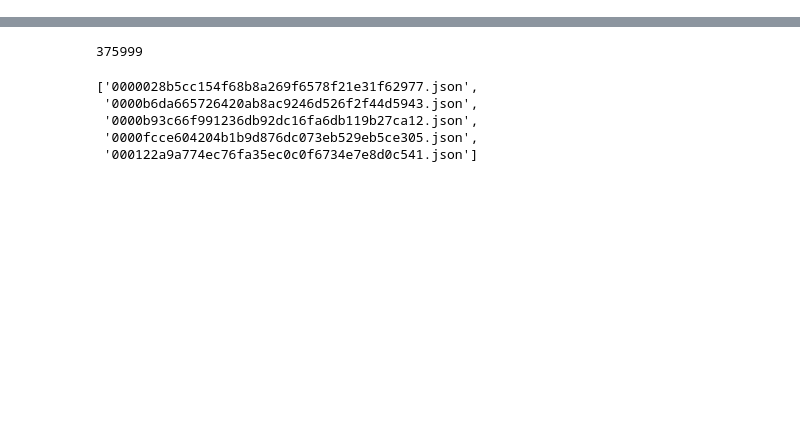
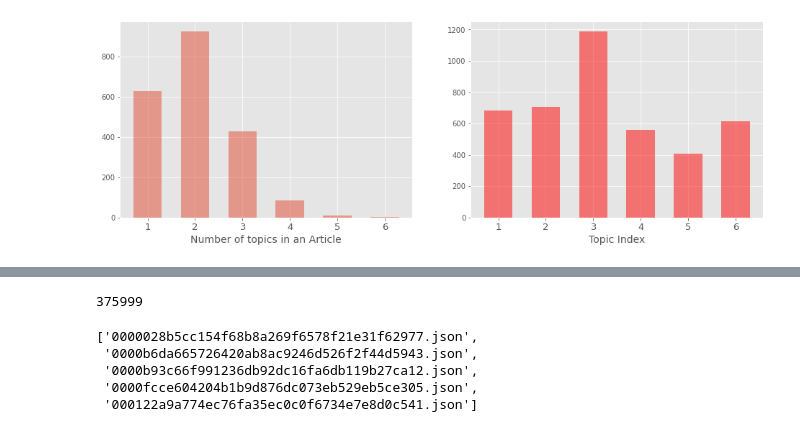
Before and after one commit to laiduy98/cose-19, a Jupyter notebook: notebooks/severity_clustering.ipynb, the cells around one changed output, grey strips where cells are left out. Saved outputs shown, nothing was run; the diff lists cells and outputs as text; code cells hidden in the pictures; blank space fills up the shorter version.

```diff
--- a/notebooks/severity_clustering.ipynb
+++ b/notebooks/severity_clustering.ipynb
@@ -46,0 +383,35 @@ Name: source_x, dtype: int64
+# %%
+document_topic_distribution = []
+num_topic_document = []
+topic_frequency = {}
+for i in range(len(corpus_risk_article)):
+    document_topic = lda_model.get_document_topics(corpus_risk_article[i])
+    document_topic_distribution.append(document_topic)
+    num_topic_document.append(len(document_topic))
+    for topic_idx,prob in document_topic:
+        if topic_idx not in topic_frequency:
+            topic_frequency[topic_idx] = 1
+        else:
+            topic_frequency[topic_idx] += 1
+
+topic_frequency = dict(sorted(topic_frequency.items()))
+# %%
+#num_topic_document_counter = collections.Counter(num_topic_document)
+num_topic_document_counter = (pd.DataFrame(num_topic_document)).value_counts(sort=False)
+counter_idx = [str(idx[0]) for idx in num_topic_document_counter.index]
+counter_values = num_topic_document_counter.values
+fig,axes = plt.subplots(figsize=(16,5),nrows=1,ncols=2)
+axes[0].bar(counter_idx, counter_values,width=0.6,alpha=0.5)
+axes[0].set_xlabel('Number of topics in an Article',fontsize=14)
+
+df_topic_frequency = pd.DataFrame.from_dict(topic_frequency,orient='index')
+topic_idxs = [str(idx+1) for idx in df_topic_frequency.index]
+axes[1].bar(topic_idxs, df_topic_frequency.iloc[:,0], width=0.6,color='red',alpha=0.5)
+axes[1].set_xlabel('Topic Index',fontsize=14)
+
+for ax in axes:
+    for pos in ['top','right']:
+        ax.spines[pos].set_color(None)
+    ax.set_xticklabels(['1','2','3','4','5','6'],fontsize=13)
+# %% [output]
+[figure, added]
```
Also changed, not shown: parts of 49 cells of this notebook.
